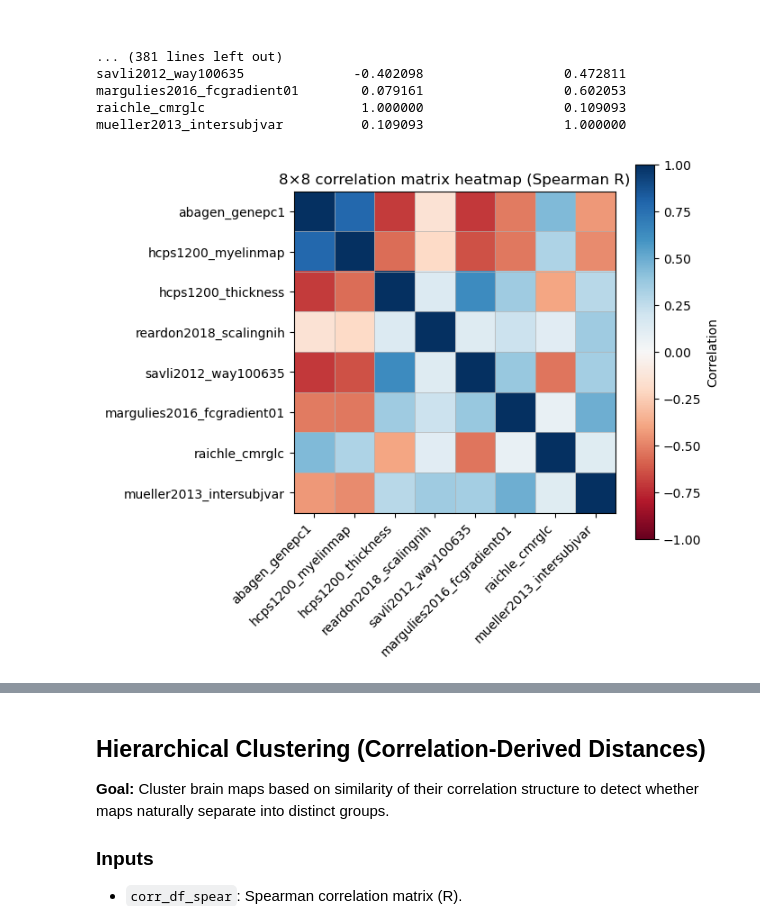
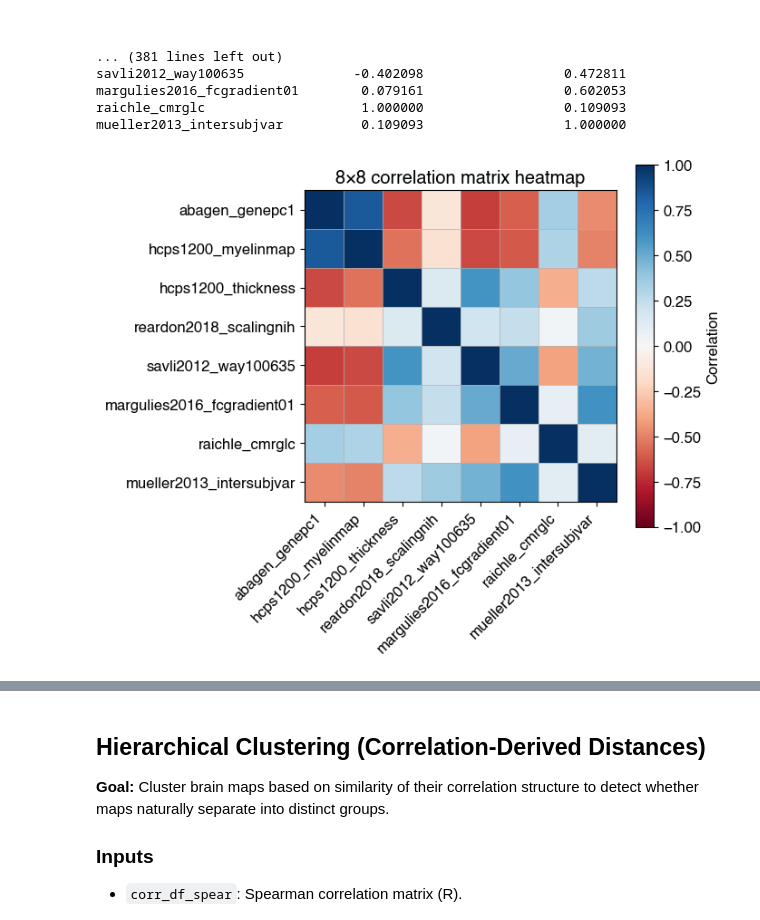
Before and after one commit to kesouder/BrainMap_Analysis, a Jupyter notebook: main.ipynb, the cells around one changed output, grey strips where cells are left out. Saved outputs shown, nothing was run; the diff lists cells and outputs as text; code cells hidden in the pictures.

```diff
--- a/main.ipynb
+++ b/main.ipynb
@@ -4,6 +4,7 @@ import matplotlib.pyplot as pl
 import numpy as np
 from neuromaps import datasets, transforms, images, resampling, nulls, stats
 import matplotlib.pyplot as plt
+plt.rcParams.update({"font.size":12, "font.family": "Helvetica"})
 # %%
 !wb_command -version
 # %% [output]
@@ -505,29 +506,29 @@ raichle_cmrglc                    1.000000                  0.109093
 mueller2013_intersubjvar          0.109093                  1.000000
 # %%
 fig, ax = plt.subplots(figsize=(7, 6))
-im = ax.imshow(corr_df, vmin=-1, vmax=1, cmap='RdBu')  # correlation range
+im = ax.imshow(corr_df_spear, vmin=-1, vmax=1, cmap='RdBu')  # correlation range
 
 # ticks + labels
 ax.set_xticks(np.arange(len(names)))
 ax.set_yticks(np.arange(len(names)))
 ax.set_xticklabels(names, rotation=45, ha="right")
 ax.set_yticklabels(names)
 
 # grid lines to separate cells
 ax.set_xticks(np.arange(-.5, len(names), 1), minor=True)
 ax.set_yticks(np.arange(-.5, len(names), 1), minor=True)
 ax.grid(which="minor", linestyle="-", linewidth=0.5)
 ax.tick_params(which="minor", bottom=False, left=False)
 
 # add colorbar
 cbar = fig.colorbar(im, ax=ax)
 cbar.set_label("Correlation")
 
-ax.set_title("8×8 correlation matrix heatmap (Spearman R)")
+ax.set_title("8×8 correlation matrix heatmap")
 plt.tight_layout()
 plt.show()
 # %% [output]
-[figure, old version]
+[figure, new version]
 # %%
 eigvals, eigvecs = np.linalg.eigh(corr_df_spear.values)  # ascending
 idx = np.argsort(eigvals)[::-1]       # sort descending
```
Also changed, not shown: parts of 9 cells of this notebook, 1 other file.
